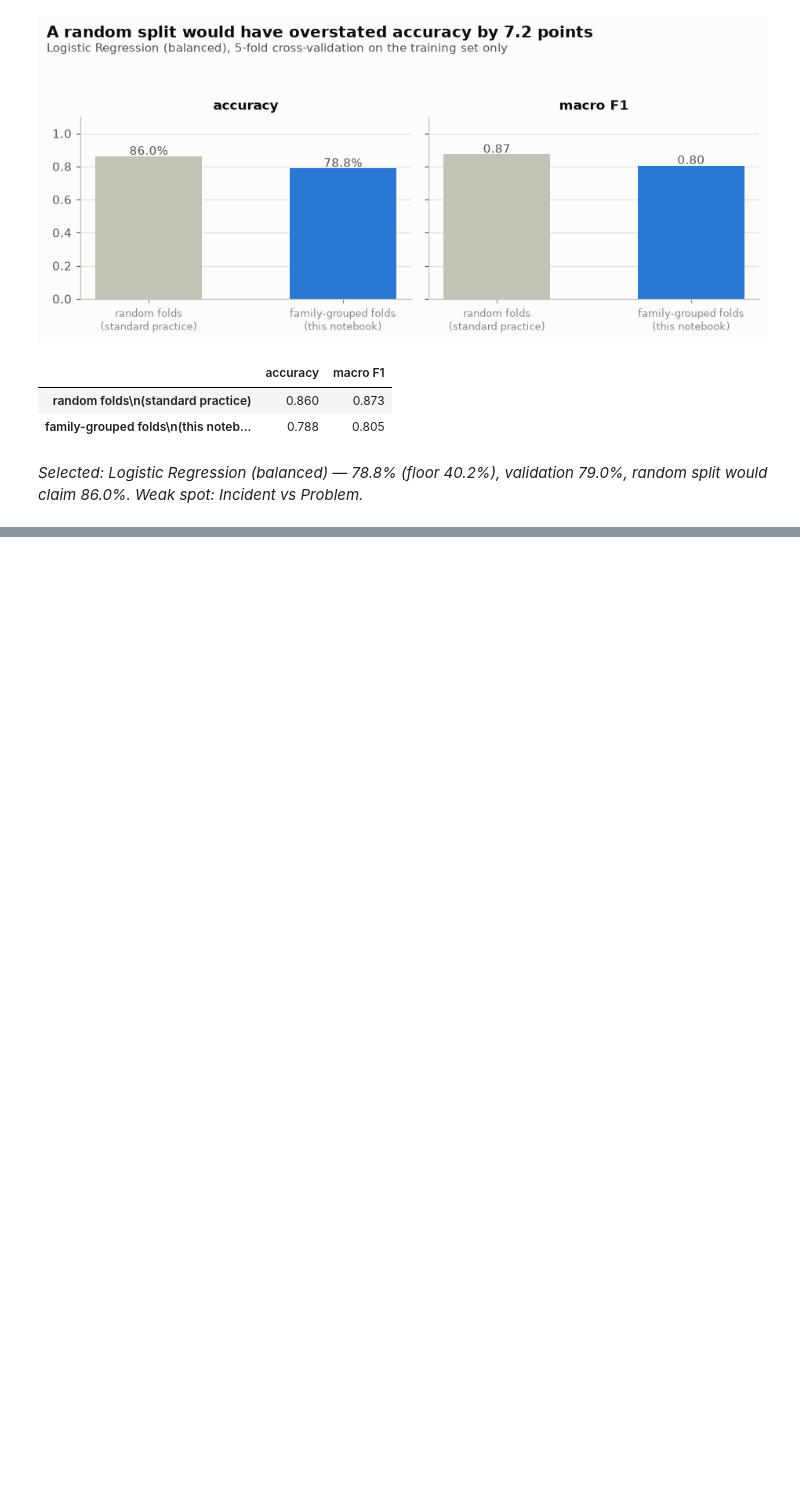
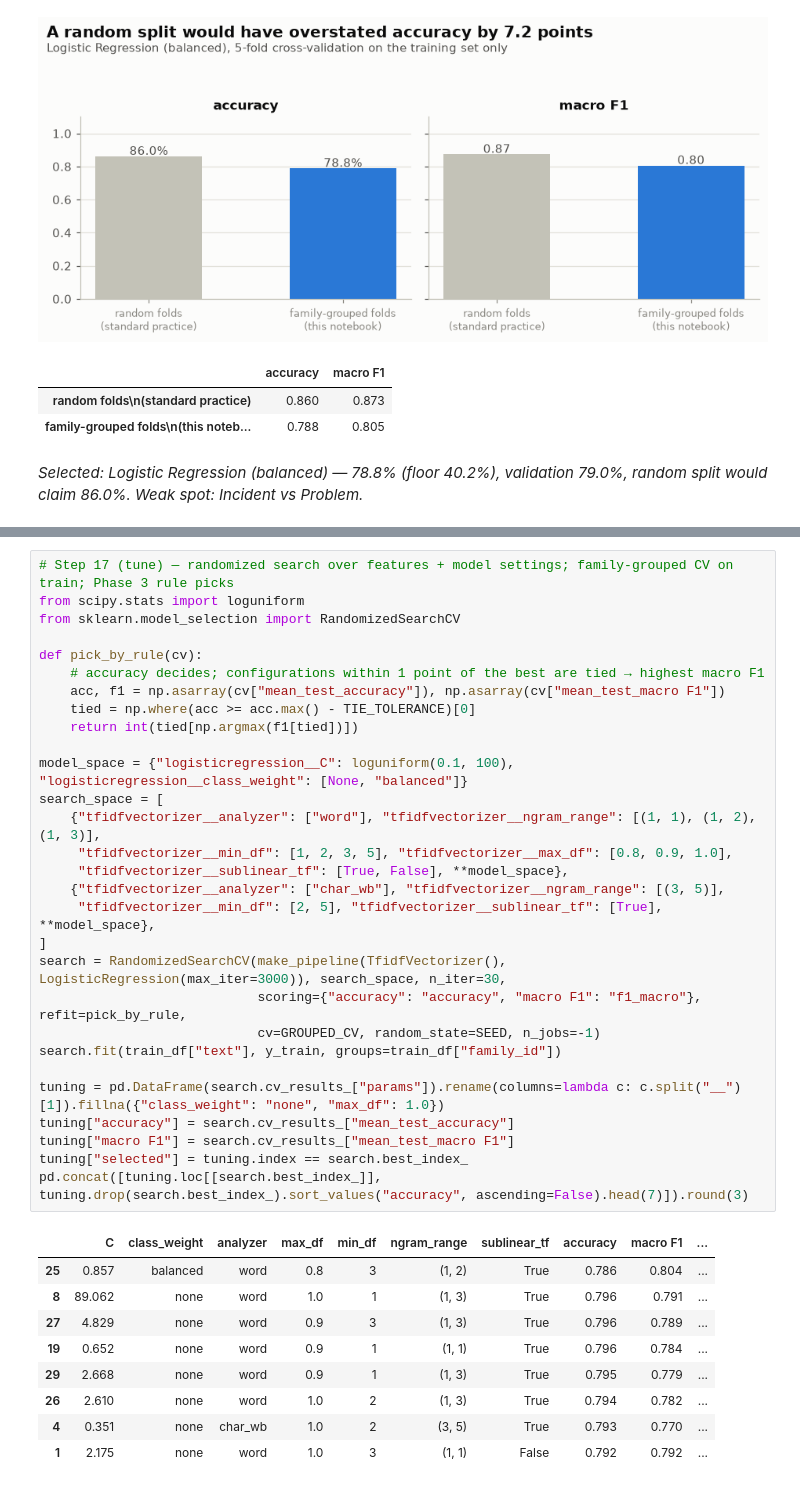
Before and after one commit to karthikiyer365/Live, a Jupyter notebook: topic-classification/department_classifier_pipeline.ipynb, the cells around one changed output, grey strips where cells are left out. Drawn from its saved outputs; the diff is of its cells as text; blank space fills up the shorter version.

```diff
--- a/topic-classification/department_classifier_pipeline.ipynb
+++ b/topic-classification/department_classifier_pipeline.ipynb
@@ -1116,0 +1142,39 @@ Logistic Regression (balanced): cross-validation vs validation
+# %%
+# Step 17 (tune) — randomized search over features + model settings; family-grouped CV on train; Phase 3 rule picks
+from scipy.stats import loguniform
+from sklearn.model_selection import RandomizedSearchCV
+
+def pick_by_rule(cv):
+    # accuracy decides; configurations within 1 point of the best are tied → highest macro F1
+    acc, f1 = np.asarray(cv["mean_test_accuracy"]), np.asarray(cv["mean_test_macro F1"])
+    tied = np.where(acc >= acc.max() - TIE_TOLERANCE)[0]
+    return int(tied[np.argmax(f1[tied])])
+
+model_space = {"logisticregression__C": loguniform(0.1, 100), "logisticregression__class_weight": [None, "balanced"]}
+search_space = [
+    {"tfidfvectorizer__analyzer": ["word"], "tfidfvectorizer__ngram_range": [(1, 1), (1, 2), (1, 3)],
+     "tfidfvectorizer__min_df": [1, 2, 3, 5], "tfidfvectorizer__max_df": [0.8, 0.9, 1.0],
+     "tfidfvectorizer__sublinear_tf": [True, False], **model_space},
+    {"tfidfvectorizer__analyzer": ["char_wb"], "tfidfvectorizer__ngram_range": [(3, 5)],
+     "tfidfvectorizer__min_df": [2, 5], "tfidfvectorizer__sublinear_tf": [True], **model_space},
+]
+search = RandomizedSearchCV(make_pipeline(TfidfVectorizer(), LogisticRegression(max_iter=3000)), search_space, n_iter=30,
+                            scoring={"accuracy": "accuracy", "macro F1": "f1_macro"}, refit=pick_by_rule,
+                            cv=GROUPED_CV, random_state=SEED, n_jobs=-1)
+search.fit(train_df["text"], y_train, groups=train_df["family_id"])
+
+tuning = pd.DataFrame(search.cv_results_["params"]).rename(columns=lambda c: c.split("__")[1]).fillna({"class_weight": "none", "max_df": 1.0})
+tuning["accuracy"] = search.cv_results_["mean_test_accuracy"]
+tuning["macro F1"] = search.cv_results_["mean_test_macro F1"]
+tuning["selected"] = tuning.index == search.best_index_
+pd.concat([tuning.loc[[search.best_index_]], tuning.drop(search.best_index_).sort_values("accuracy", ascending=False).head(7)]).round(3)
+# %% [output]
+|  | C | class_weight | analyzer | max_df | min_df | ngram_range | sublinear_tf | accuracy | macro F1 | ... |
+| 25 | 0.857 | balanced | word | 0.8 | 3 | (1, 2) | True | 0.786 | 0.804 | ... |
+| 8 | 89.062 | none | word | 1.0 | 1 | (1, 3) | True | 0.796 | 0.791 | ... |
+| 27 | 4.829 | none | word | 0.9 | 3 | (1, 3) | True | 0.796 | 0.789 | ... |
+| 19 | 0.652 | none | word | 0.9 | 1 | (1, 1) | True | 0.796 | 0.784 | ... |
+| 29 | 2.668 | none | word | 0.9 | 1 | (1, 3) | True | 0.795 | 0.779 | ... |
+| 26 | 2.610 | none | word | 1.0 | 2 | (1, 3) | True | 0.794 | 0.782 | ... |
+| 4 | 0.351 | none | char_wb | 1.0 | 2 | (3, 5) | True | 0.793 | 0.770 | ... |
+| 1 | 2.175 | none | word | 1.0 | 3 | (1, 1) | False | 0.792 | 0.792 | ... |
```
Also changed, not shown: parts of 5 cells of this notebook.
